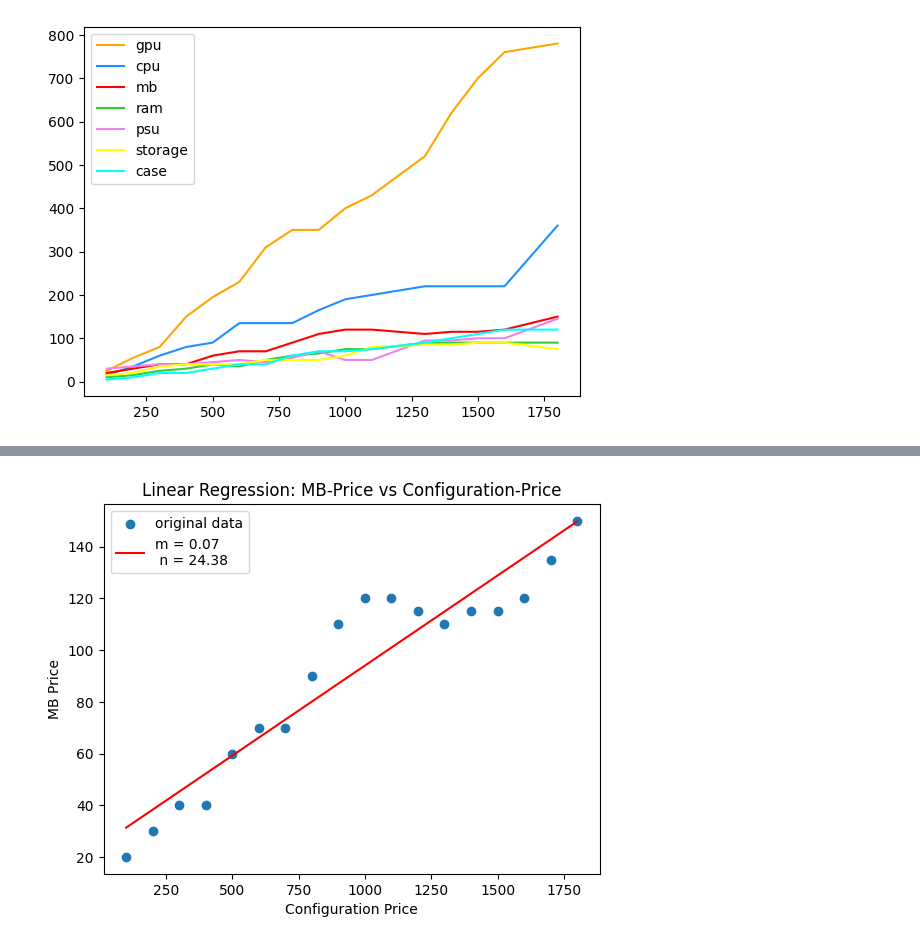
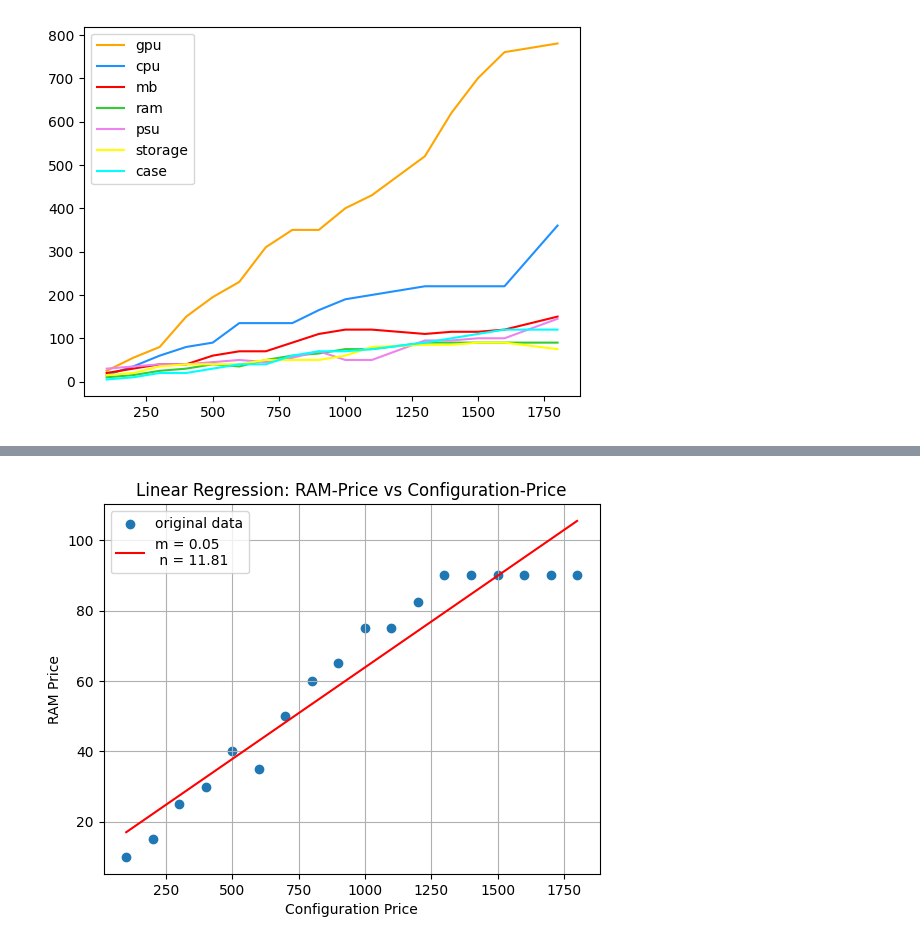
Before and after one commit to Lan3ye/pcconfig, a Jupyter notebook: KonfigurationAnalysis.ipynb, the cells around one changed output, grey strips where cells are left out. Cells and saved outputs as stored; diff of their text form; code cells hidden in the pictures.

```diff
--- a/KonfigurationAnalysis.ipynb
+++ b/KonfigurationAnalysis.ipynb
@@ -75,20 +102,21 @@ plt.show()
 # %%
-y = data['motherboard']
+y = data['ram']
 
 model = LinearRegression()
 
 model.fit(X,y)
 
-prediction = model.predict(X)
+ramPrediction = model.predict(X)
 
 plt.scatter(X, y, label='original data')
-plt.plot(X, prediction, color='red', label=f"""m = {model.coef_[0].round(2)} \n n = {model.intercept_.round(2)}""")
-plt.title('Linear Regression: MB-Price vs Configuration-Price')
+plt.plot(X, ramPrediction, color='red', label=f"""m = {model.coef_[0].round(2)} \n n = {model.intercept_.round(2)}""")
+plt.grid(visible=True)
+plt.title('Linear Regression: RAM-Price vs Configuration-Price')
 plt.xlabel('Configuration Price')
-plt.ylabel('MB Price')
+plt.ylabel('RAM Price')
 plt.legend()
-plt.savefig('mbKonfigurationPrice.png', dpi=300)
+plt.savefig('ramKonfigurationPrice.png', dpi=300)
 plt.show()
 # %% [output]
-[figure, old version]
+[figure, new version]
 # %%
```
Also changed, not shown: parts of 8 cells of this notebook, 11 other files.
